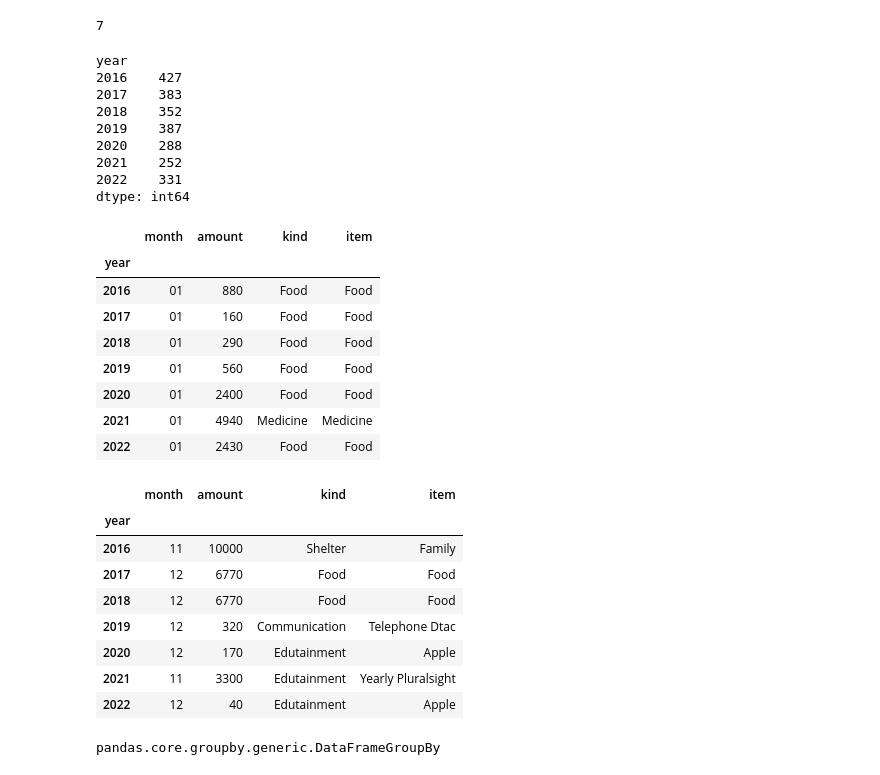
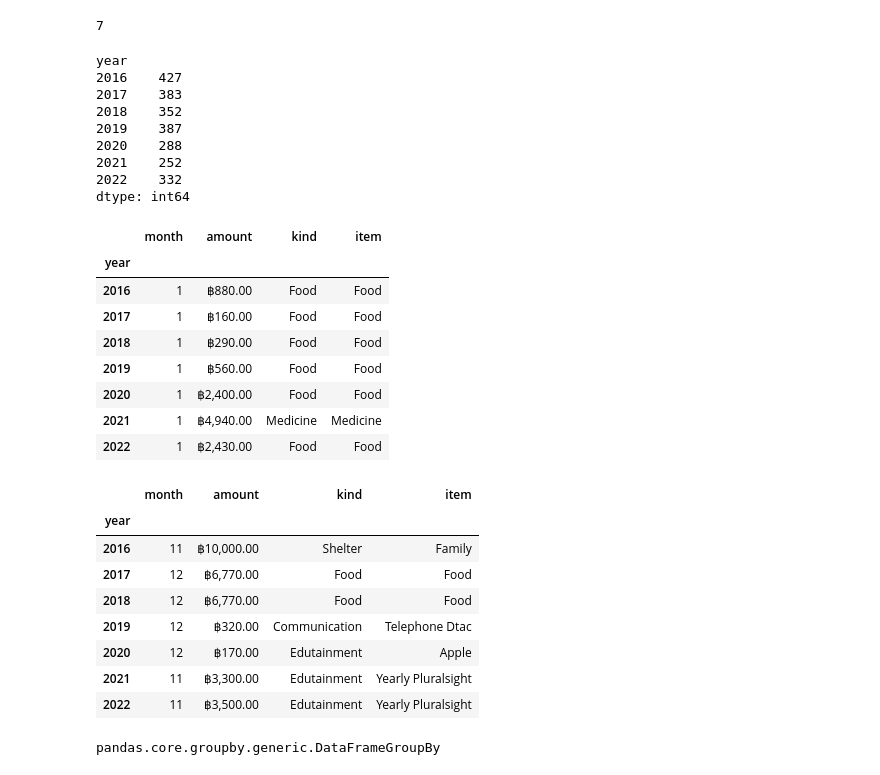
Before and after one commit to santimcs/A7, a Jupyter notebook: YTD Net Profit/910-Yearly Expenses.ipynb, the cells around one changed output. Cells and saved outputs as stored; diff of their text form; code cells hidden in the pictures.

```diff
--- a/YTD Net Profit/910-Yearly Expenses.ipynb
+++ b/YTD Net Profit/910-Yearly Expenses.ipynb
@@ -11,13 +11,8 @@ import calendar
 engine = create_engine("sqlite:///c:\\ruby\\expense\\db\\development.sqlite3")
 connection = engine.connect()
 
-format_dict = {'amount':'{:,}','y_amt':'{:,}','yoy_gain':'{:,}',
-               'q_amt_c':'{:,}','q_amt_p':'{:,}',
-               'aq_amt':'{:,}','ay_amt':'{:,}','acc_gain':'{:,}',
-               'latest_amt':'{:,}','previous_amt':'{:,}','inc_amt':'{:,}',
-               'latest_amt_q':'{:,}','previous_amt_q':'{:,}','inc_amt_q':'{:,}',
-               'latest_amt_y':'{:,}','previous_amt_y':'{:,}','inc_amt_y':'{:,}',
-               'inc_pct':'{:.2f}','inc_pct_q':'{:.2f}','inc_pct_y':'{:.2f}'}
+format_dict = {'amount':'฿{:,.2f}','max':'฿{:,.2f}','min':'฿{:,.2f}',
+              'median':'฿{:,.2f}','mean':'฿{:,.2f}'}
 year = 2022
 today = date.today()
 today
@@ -52,0 +79,5 @@ df.sample(5).style.format(format_dict)
+# %%
+df['year'] = df['year'].astype('int64')
+df['month'] = df['month'].astype('int64')
+df['amount'] = df['amount'].astype('float')
+df.dtypes
@@ -76,32 +114,32 @@ year
 2019    387
 2020    288
 2021    252
-2022    331
+2022    332
 dtype: int64
 # %%
-df_groupby_year.first()
+df_groupby_year.first().style.format(format_dict)
 # %% [output]
 |  | month | amount | kind | item |
 | year |  |  |  |  |
-| 2016 | 01 | 880 | Food | Food |
-| 2017 | 01 | 160 | Food | Food |
-| 2018 | 01 | 290 | Food | Food |
-| 2019 | 01 | 560 | Food | Food |
-| 2020 | 01 | 2400 | Food | Food |
-| 2021 | 01 | 4940 | Medicine | Medicine |
-| 2022 | 01 | 2430 | Food | Food |
+| 2016 | 1 | ฿880.00 | Food | Food |
+| 2017 | 1 | ฿160.00 | Food | Food |
+| 2018 | 1 | ฿290.00 | Food | Food |
+| 2019 | 1 | ฿560.00 | Food | Food |
+| 2020 | 1 | ฿2,400.00 | Food | Food |
+| 2021 | 1 | ฿4,940.00 | Medicine | Medicine |
+| 2022 | 1 | ฿2,430.00 | Food | Food |
 # %%
-df_groupby_year.last()
+df_groupby_year.last().style.format(format_dict)
 # %% [output]
 |  | month | amount | kind | item |
 | year |  |  |  |  |
-| 2016 | 11 | 10000 | Shelter | Family |
-| 2017 | 12 | 6770 | Food | Food |
-| 2018 | 12 | 6770 | Food | Food |
-| 2019 | 12 | 320 | Communication | Telephone Dtac |
-| 2020 | 12 | 170 | Edutainment | Apple |
-| 2021 | 11 | 3300 | Edutainment | Yearly Pluralsight |
-| 2022 | 12 | 40 | Edutainment | Apple |
+| 2016 | 11 | ฿10,000.00 | Shelter | Family |
+| 2017 | 12 | ฿6,770.00 | Food | Food |
+| 2018 | 12 | ฿6,770.00 | Food | Food |
+| 2019 | 12 | ฿320.00 | Communication | Telephone Dtac |
+| 2020 | 12 | ฿170.00 | Edutainment | Apple |
+| 2021 | 11 | ฿3,300.00 | Edutainment | Yearly Pluralsight |
+| 2022 | 11 | ฿3,500.00 | Edutainment | Yearly Pluralsight |
 # %%
 type(df_groupby_year)
 # %% [output]
```
Also changed, not shown: parts of 23 cells of this notebook, 41 other files.
